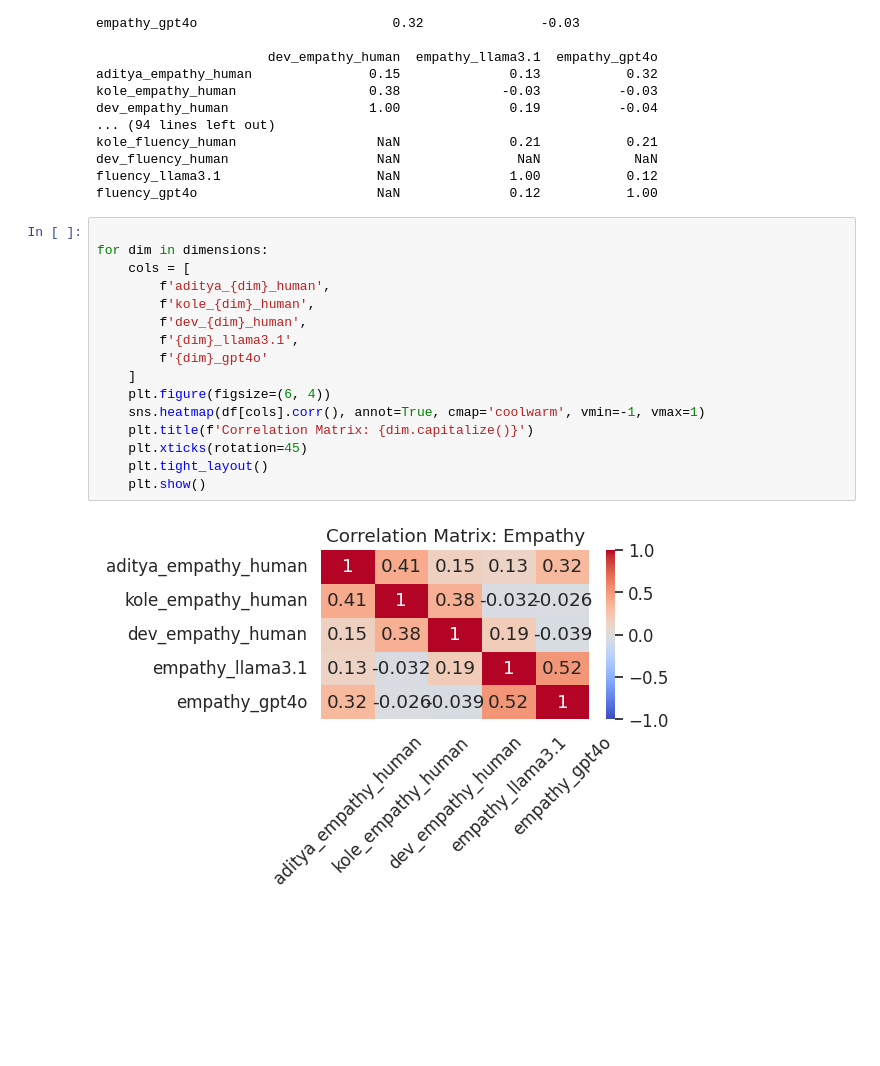
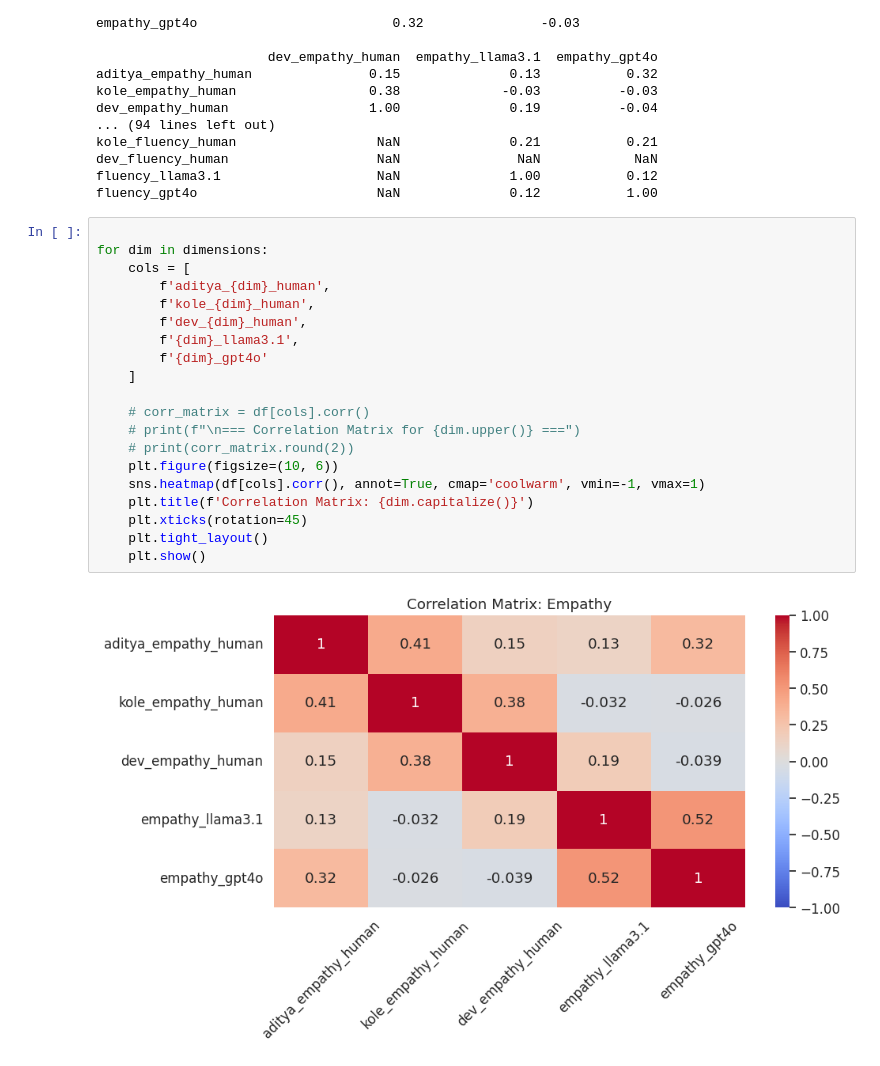
Before and after one commit to guptaaditya746/agentic_story, a Jupyter notebook: notebook/rating_of_story/rating_of_stories.ipynb, the cells around one changed output. Cells and saved outputs as stored; diff of their text form; blank space fills up the shorter version.

```diff
--- a/notebook/rating_of_story/rating_of_stories.ipynb
+++ b/notebook/rating_of_story/rating_of_stories.ipynb
@@ -248,18 +229,22 @@ fluency_gpt4o                       NaN              0.12           1.00
 # %%
 
 for dim in dimensions:
     cols = [
         f'aditya_{dim}_human',
         f'kole_{dim}_human',
         f'dev_{dim}_human',
         f'{dim}_llama3.1',
         f'{dim}_gpt4o'
     ]
-    plt.figure(figsize=(6, 4))
+
+    # corr_matrix = df[cols].corr()
+    # print(f"\n=== Correlation Matrix for {dim.upper()} ===")
+    # print(corr_matrix.round(2))
+    plt.figure(figsize=(10, 6))
     sns.heatmap(df[cols].corr(), annot=True, cmap='coolwarm', vmin=-1, vmax=1)
     plt.title(f'Correlation Matrix: {dim.capitalize()}')
     plt.xticks(rotation=45)
     plt.tight_layout()
     plt.show()
 # %% [output]
-[figure, old version]
+[figure, new version]
```
Also changed, not shown: parts of 40 cells of this notebook, 1 other file.
